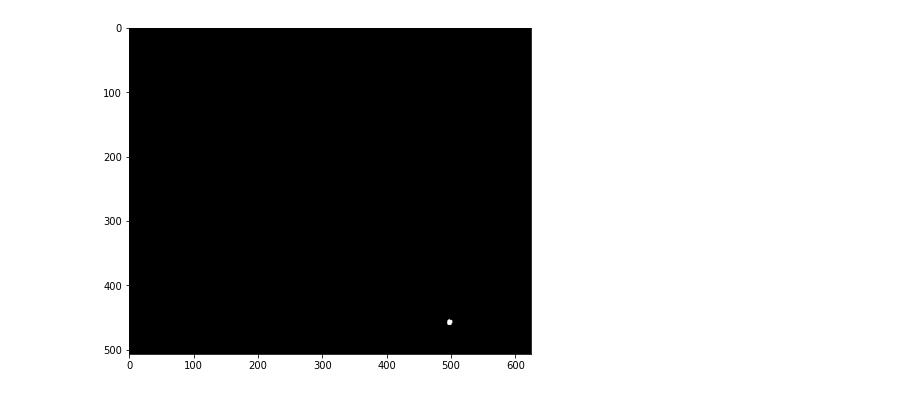
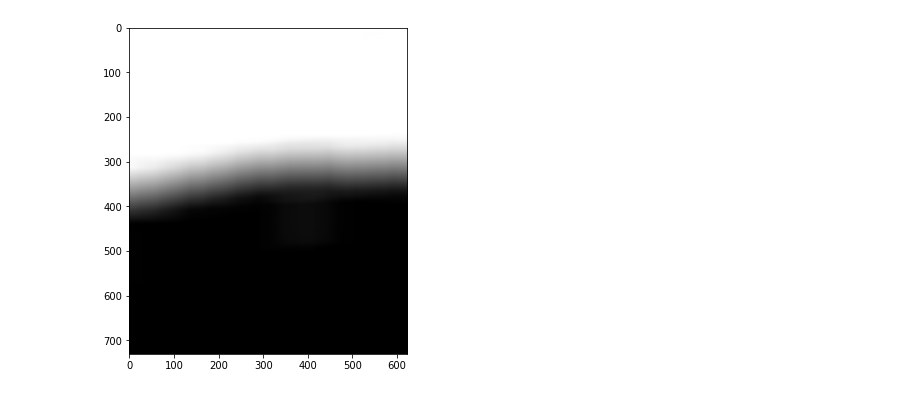
Before and after one commit to robertej19/aiguess, a Jupyter notebook: image_processing/auto_startup/autotest.ipynb, the cells around one changed output. Drawn from its saved outputs; the diff is of its cells as text; code cells hidden in the pictures.

```diff
--- a/image_processing/auto_startup/autotest.ipynb
+++ b/image_processing/auto_startup/autotest.ipynb
@@ -90,0 +38,16 @@ plot_min_max_lab_colors(min_vals, max_vals)
+# %%
+complete_frame, x,y,w,h, contour_mask, identified_object = detect_basic(frame,1,debug=False,debug_image_width=20)
+
+#shrink the contour mask by 1 pixel
+contour_mask = cv2.erode(contour_mask, np.ones((3,3), np.uint8), iterations=1)
+
+background_mask = create_donut_mask_with_exclusion(frame, identified_object,
+                                       outer_pad_ratio=2,
+                                       exclusion_pad_ratio=1)
+
+show_bgr(frame)
+b_min, b_max = get_min_max_lab_values(frame, background_mask)
+o_min, o_max = get_min_max_lab_values(frame, contour_mask)
+
+plot_min_max_lab_colors(b_min, b_max)
+plot_min_max_lab_colors(o_min, o_max)
@@ -91,31 +60,21 @@ plot_min_max_lab_colors(min_vals, max_vals)
 # %%
-def create_lab_range_mask(frame, min_vals, max_vals):
-    # Convert the frame to Lab color space
-    lab_frame = cv2.cvtColor(frame, cv2.COLOR_BGR2LAB)
-
-    # Create the mask using inRange, which checks each pixel's value within the min and max range for each channel
-    # make it be uin64
-    lower_bound = np.array(min_vals, dtype=np.uint64)
-    upper_bound = np.array(max_vals, dtype=np.uint64)
-
-    # Apply the range threshold for L, A, and B channels
-    mask = cv2.inRange(lab_frame, lower_bound, upper_bound)
-
-    return mask
+frame = cv2.imread('foi_2b.png')
 
 #scale min values down by 10%
 #min_valss = min_vals-10
 # decrease second and third values by 10, decrease the first by 20
-min_vals_extended = min_vals-10
+min_vals_extended = b_min-10
 
 #scale max values up by 10%
 #max_vals_double = max_vals+20
 # increase second and third values by 10, increase the first by 20
-max_vals_extended = max_vals+10
+max_vals_extended = b_max+10
 m = create_lab_range_mask(frame, min_vals_extended, max_vals_extended)
+#gaussian blur m
+m = cv2.GaussianBlur(m, (125,125), 100)
 #m = m[0:100,500:600]
 show_bgr(m, w=10)
 #Min L, A, B values: [121 132  96]
 #Max L, A, B values: [194 146  99]
 # %% [output]
-[figure, old version]
+[figure, new version]
```
Also changed, not shown: parts of 7 cells of this notebook, 3 other files.
